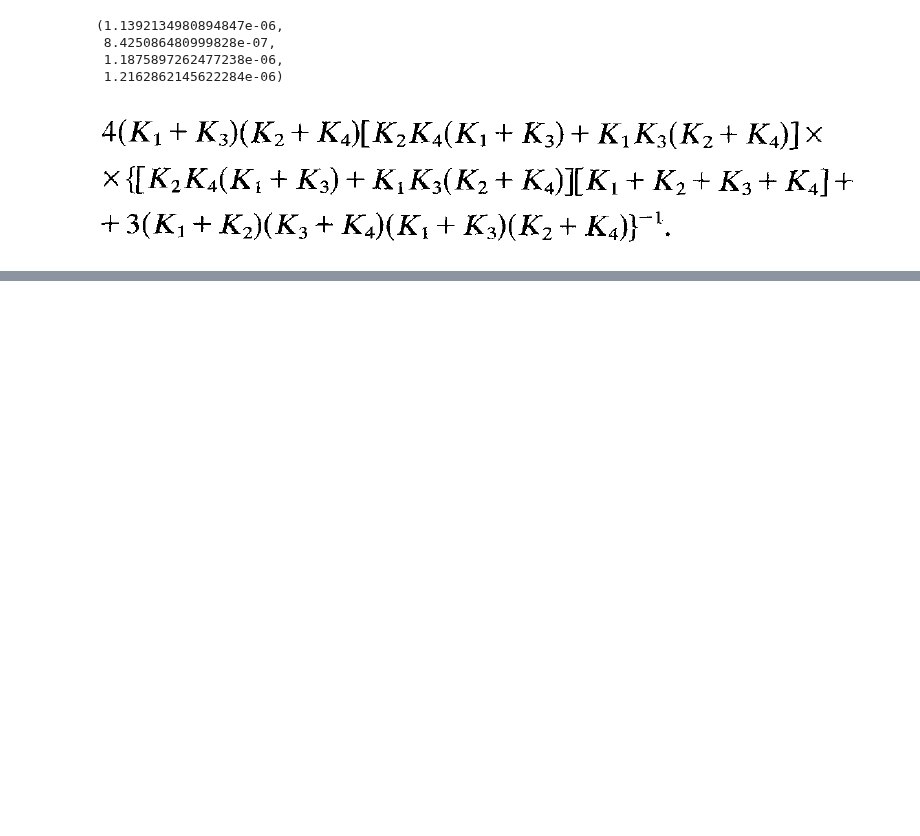
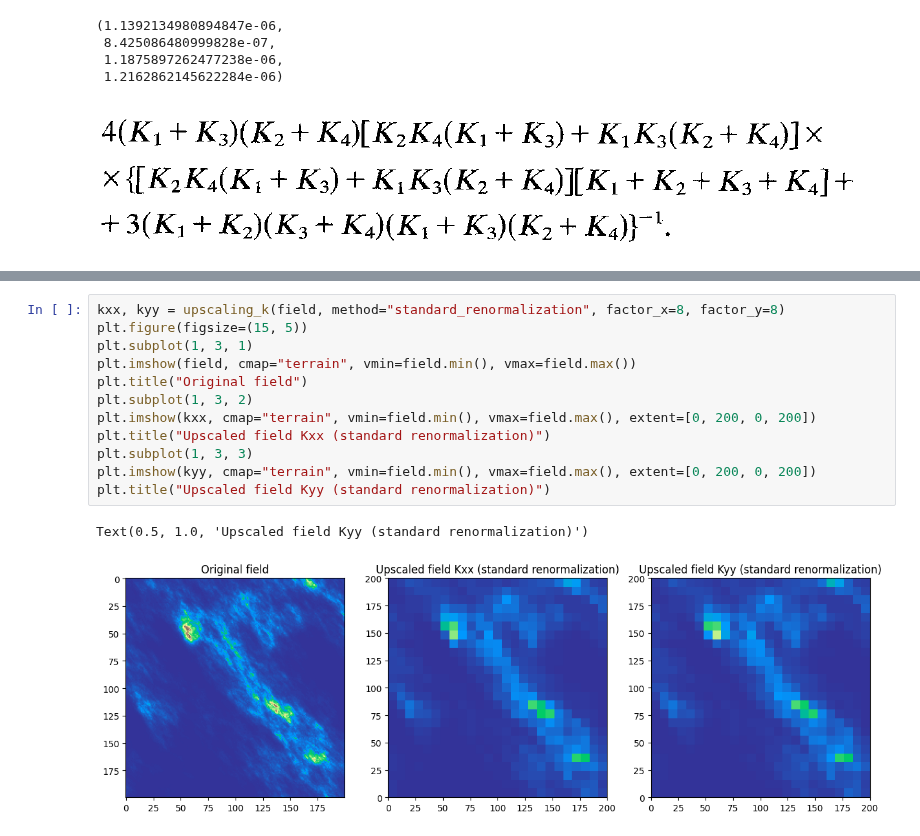
Before and after one commit to randlab/ArchPy, a Jupyter notebook: dev/flow_simulation/upscaling_methods.ipynb, the cells around one changed output, grey strips where cells are left out. Cells and saved outputs as stored; diff of their text form; blank space fills up the shorter version.

```diff
--- a/dev/flow_simulation/upscaling_methods.ipynb
+++ b/dev/flow_simulation/upscaling_methods.ipynb
@@ -715,0 +803,15 @@ def upscaling():
+# %%
+kxx, kyy = upscaling_k(field, method="standard_renormalization", factor_x=8, factor_y=8)
+plt.figure(figsize=(15, 5))
+plt.subplot(1, 3, 1)
+plt.imshow(field, cmap="terrain", vmin=field.min(), vmax=field.max())
+plt.title("Original field")
+plt.subplot(1, 3, 2)
+plt.imshow(kxx, cmap="terrain", vmin=field.min(), vmax=field.max(), extent=[0, 200, 0, 200])
+plt.title("Upscaled field Kxx (standard renormalization)")
+plt.subplot(1, 3, 3)
+plt.imshow(kyy, cmap="terrain", vmin=field.min(), vmax=field.max(), extent=[0, 200, 0, 200])
+plt.title("Upscaled field Kyy (standard renormalization)")
+# %% [output]
+Text(0.5, 1.0, 'Upscaled field Kyy (standard renormalization)')
+[figure, added]
```
Also changed, not shown: parts of 25 cells of this notebook, 1 other file.
